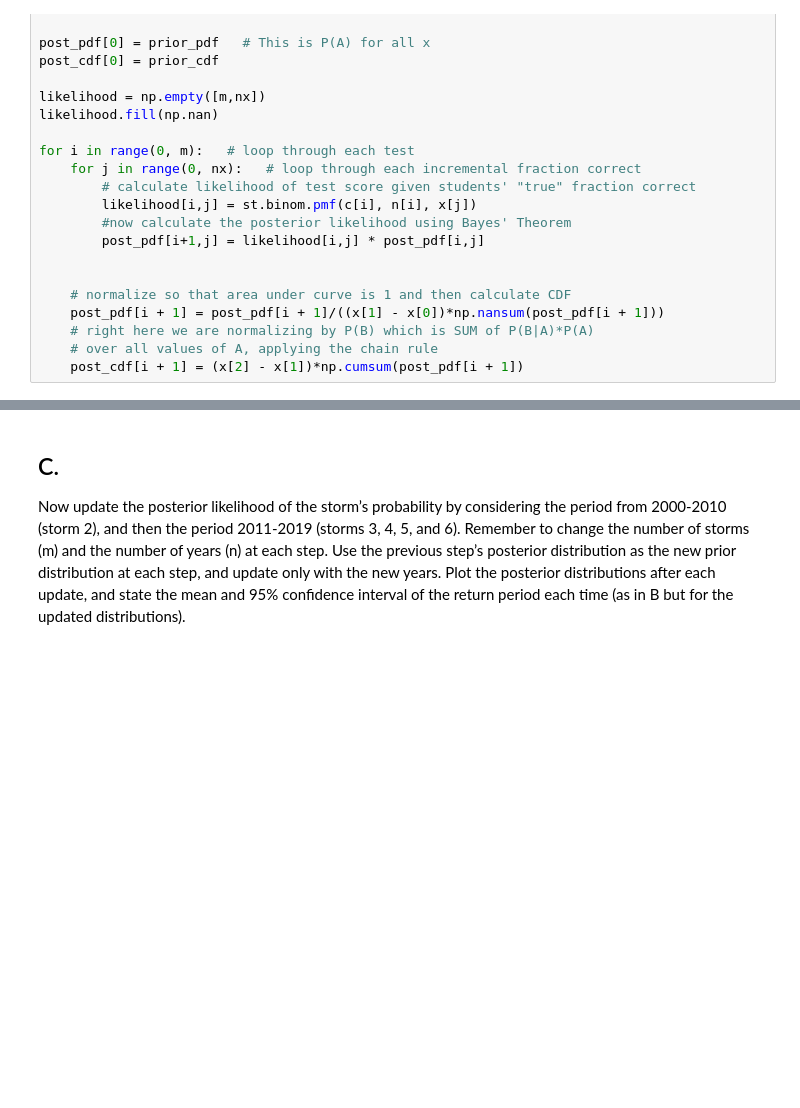
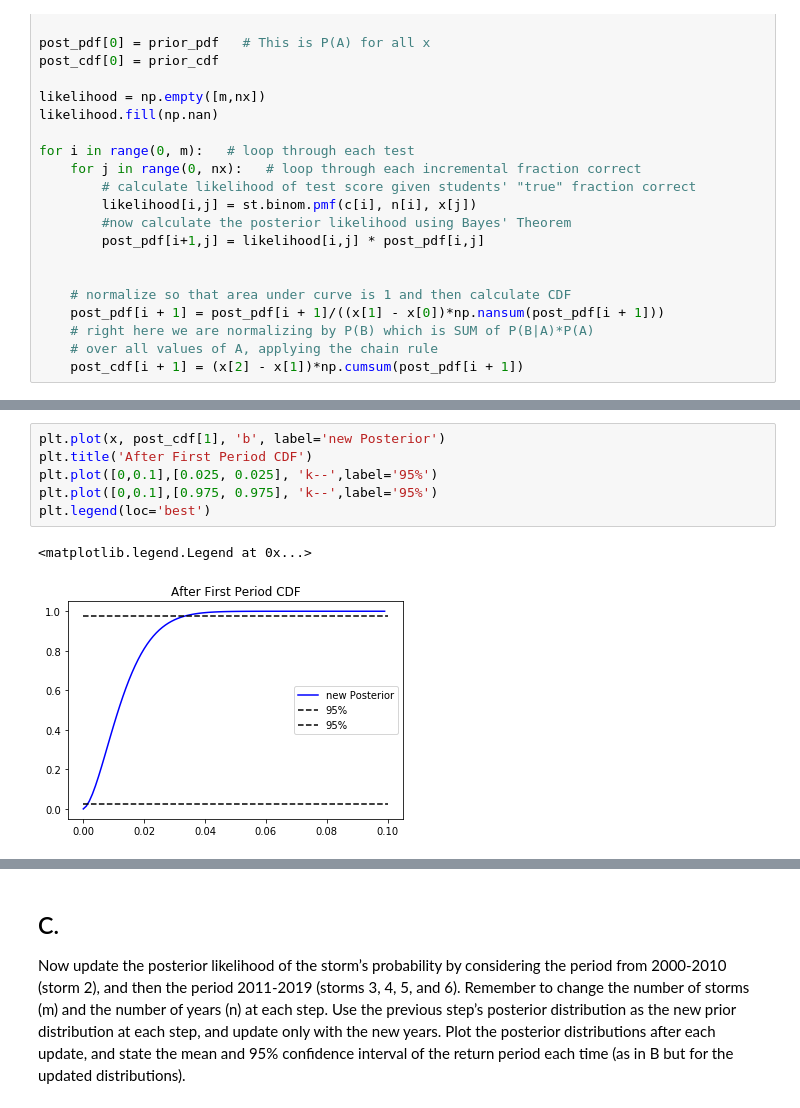
Before and after one commit to AzusaSayuri/UW-Data-analysis, a Jupyter notebook: HW5/Assignment 5 Ximin Hu.ipynb, the cells around one changed output, grey strips where cells are left out. Cells and saved outputs as stored; diff of their text form; blank space fills up the shorter version.

```diff
--- a/HW5/Assignment 5 Ximin Hu.ipynb
+++ b/HW5/Assignment 5 Ximin Hu.ipynb
@@ -281,0 +291,9 @@ ax[1].legend(loc='best');
+# %%
+plt.plot(x, post_cdf[1], 'b', label='new Posterior')
+plt.title('After First Period CDF')
+plt.plot([0,0.1],[0.025, 0.025], 'k--',label='95%')
+plt.plot([0,0.1],[0.975, 0.975], 'k--',label='95%')
+plt.legend(loc='best')
+# %% [output]
+<matplotlib.legend.Legend at 0x...>
+[figure, added]
```
Also changed, not shown: parts of 4 cells of this notebook.
